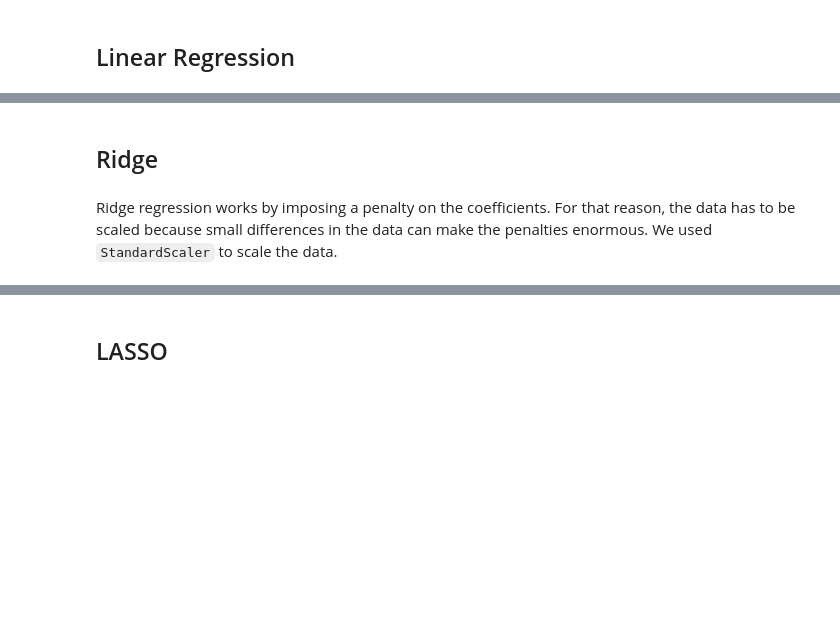
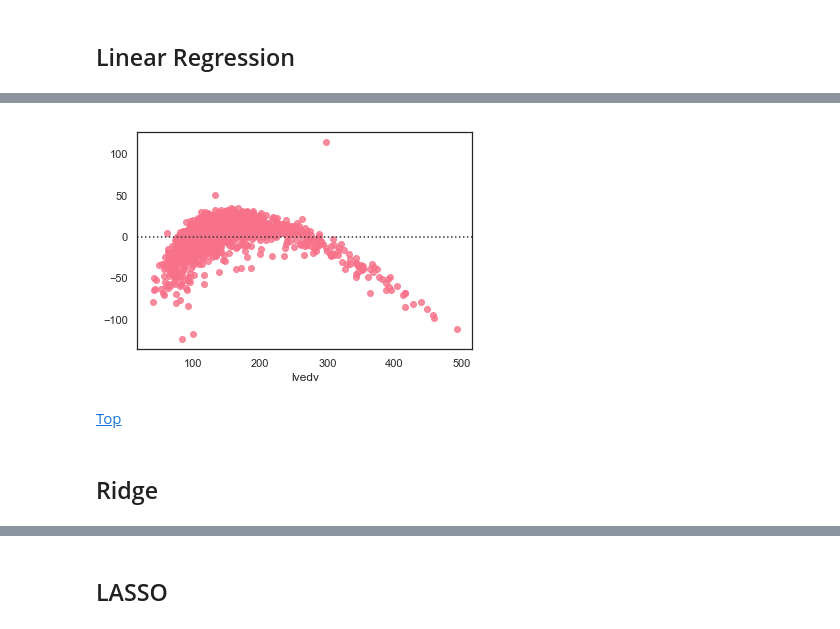
Before and after one commit to a-bergman/DSI-Capstone, a Jupyter notebook: Code/Modeling And Evaluation.ipynb, the cells around one changed output, grey strips where cells are left out. Saved outputs shown, nothing was run; the diff lists cells and outputs as text; code cells hidden in the pictures; blank space fills up the shorter version.

```diff
--- a/Code/Modeling And Evaluation.ipynb
+++ b/Code/Modeling And Evaluation.ipynb
@@ -244,4 +362,10 @@ pd.DataFrame(data  = lin_reg.coef_,
+# %%
+# Looking at the residuals
+
+sns.residplot(y_test_eng, lr_2_preds);
+# %% [output]
+[figure, added]
+# %% [markdown]
+[Top](#Table-Of-Contents)
 # %% [markdown]
 ## Ridge
-# %% [markdown]
-Ridge regression works by imposing a penalty on the coefficients.  For that reason, the data has to be scaled because small differences in the data can make the penalties enormous.  We used `StandardScaler` to scale the data.
```
Also changed, not shown: parts of 81 cells of this notebook.
